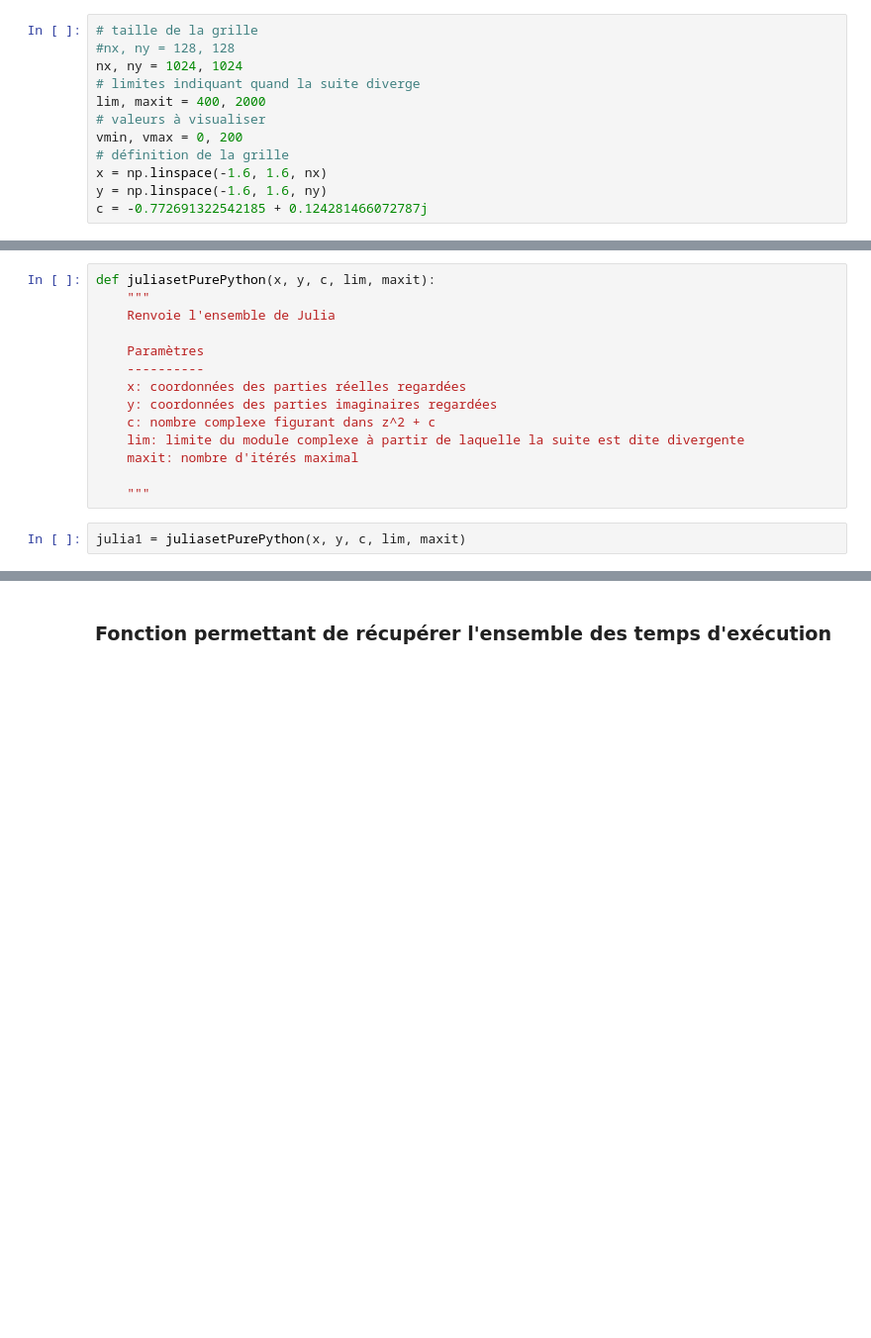
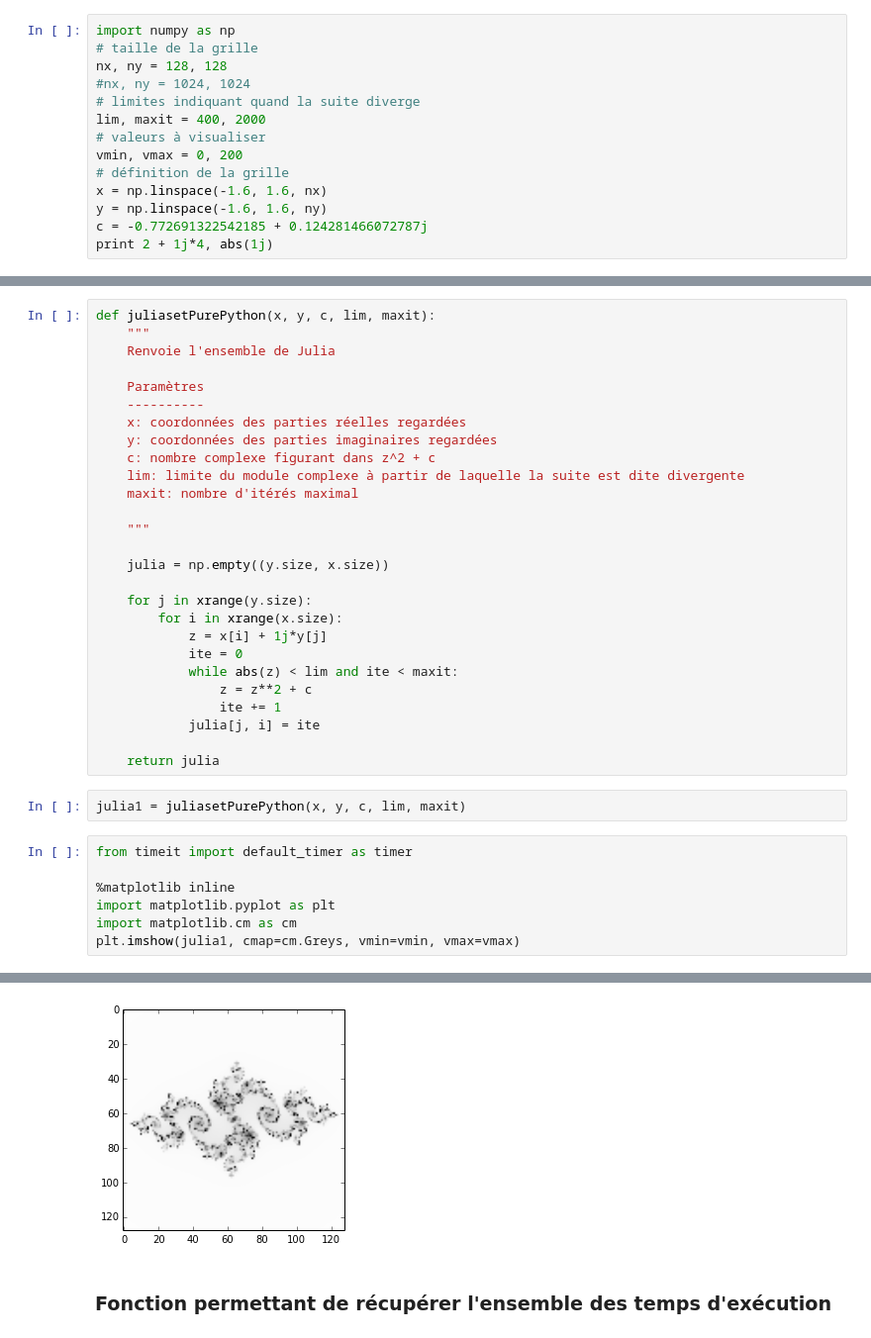
Before and after one commit to gouarin/python_azur, a Jupyter notebook: TPs/numpy/julia/julia.ipynb, the cells around one changed output, grey strips where cells are left out. Shown: that part at 99% size. Cells and saved outputs as stored; diff of their text form; blank space fills up the shorter version.

```diff
--- a/TPs/numpy/julia/julia.ipynb
+++ b/TPs/numpy/julia/julia.ipynb
@@ -11,9 +11,10 @@ Alors l'ensemble de Julia est l'ensemble des points $z_0$ dont la suite des ité
 # %% [markdown]
 ### Définition des paramètres pour nos tests
 # %%
+import numpy as np
 # taille de la grille
-#nx, ny = 128, 128
-nx, ny = 1024, 1024
+nx, ny = 128, 128
+#nx, ny = 1024, 1024
 # limites indiquant quand la suite diverge
 lim, maxit = 400, 2000
 # valeurs à visualiser
@@ -22,3 +23,4 @@ vmin, vmax = 0, 200
 x = np.linspace(-1.6, 1.6, nx)
 y = np.linspace(-1.6, 1.6, ny)
 c = -0.772691322542185 + 0.124281466072787j
+print 2 + 1j*4, abs(1j)
@@ -39,5 +43,26 @@ def juliasetPurePython(x, y, c, lim, maxit):
     maxit: nombre d'itérés maximal
 
     """
+
+    julia = np.empty((y.size, x.size))
+
+    for j in xrange(y.size):
+        for i in xrange(x.size):
+            z = x[i] + 1j*y[j]
+            ite = 0
+            while abs(z) < lim and ite < maxit:
+                z = z**2 + c
+                ite += 1
+            julia[j, i] = ite
+
+    return julia
 # %%
 julia1 = juliasetPurePython(x, y, c, lim, maxit)
+# %%
+from timeit import default_timer as timer
+
+%matplotlib inline
+import matplotlib.pyplot as plt
+import matplotlib.cm as cm
+plt.imshow(julia1, cmap=cm.Greys, vmin=vmin, vmax=vmax)
+# %% [output]
@@ -44,3 +70,4 @@ julia1 = juliasetPurePython(x, y, c, lim, maxit)
+[figure, added]
 # %% [markdown]
 ### Fonction permettant de récupérer l'ensemble des temps d'exécution
 # %%
```
Also changed, not shown: parts of 6 cells of this notebook, 5 other files.
